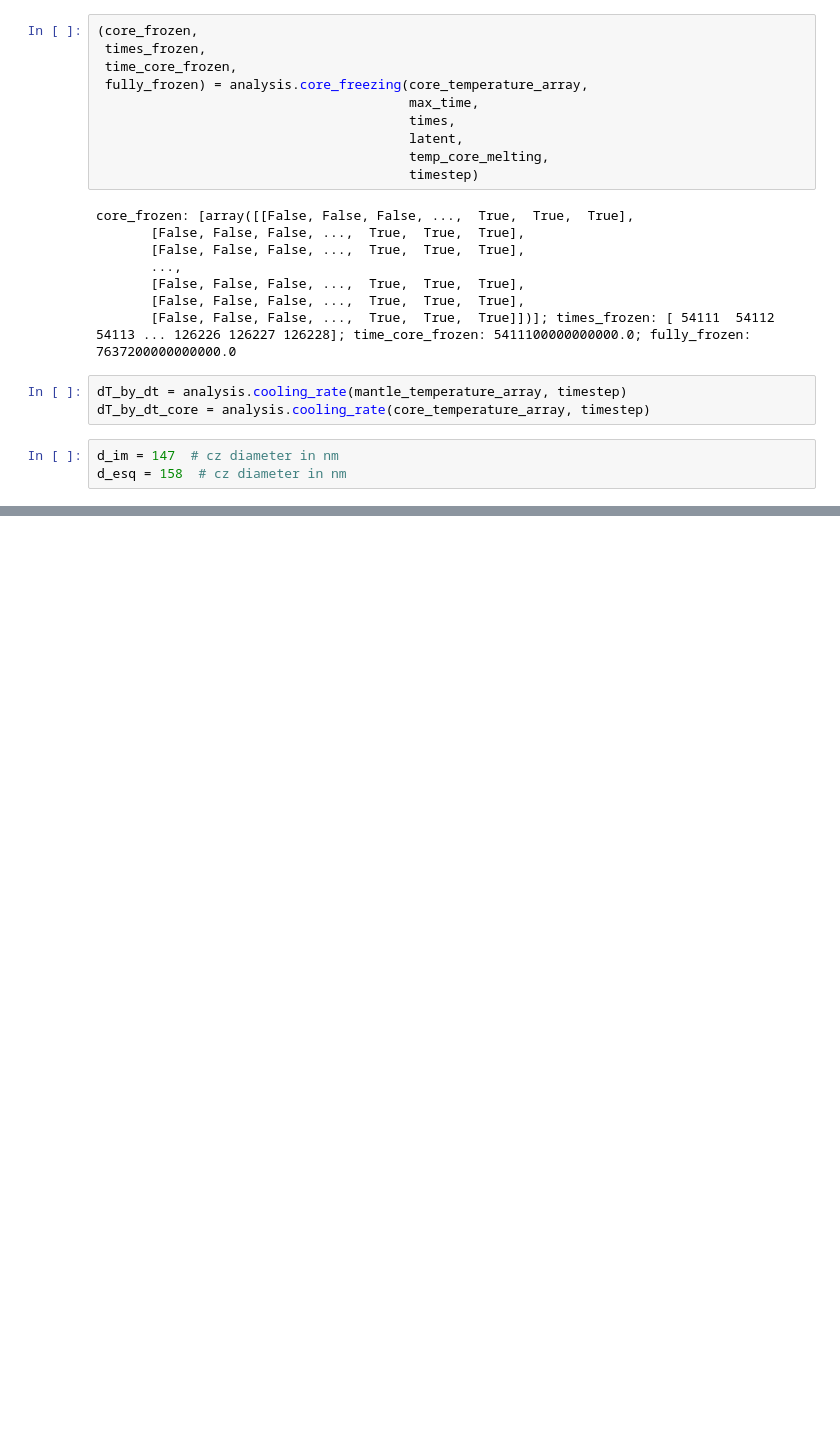
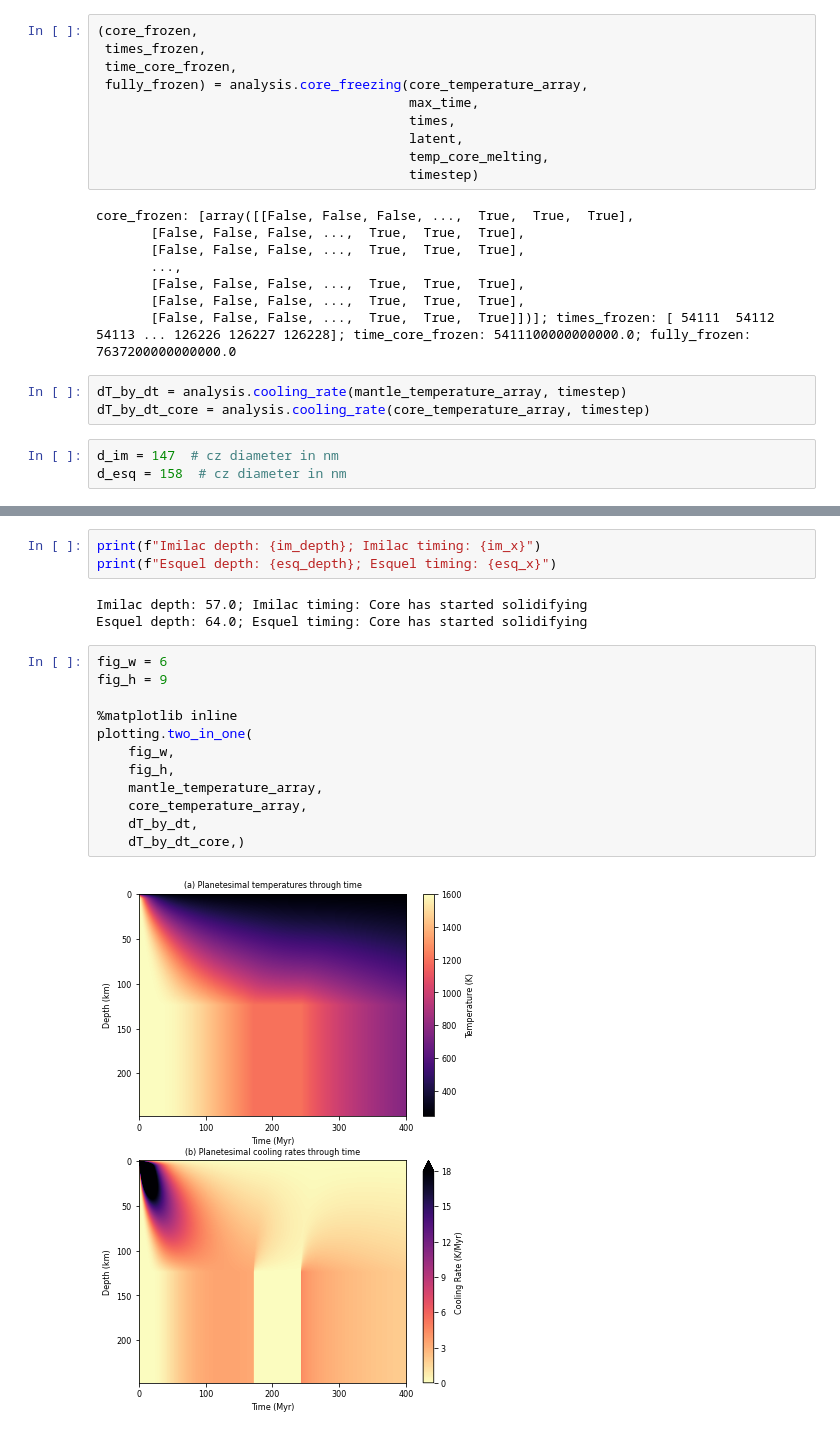
Before and after one commit to murphyqm/pytesimal, a Jupyter notebook: pytesimal/workflow.ipynb, the cells around one changed output, grey strips where cells are left out. Drawn from its saved outputs; the diff is of its cells as text; blank space fills up the shorter version.

```diff
--- a/pytesimal/workflow.ipynb
+++ b/pytesimal/workflow.ipynb
@@ -114,0 +147,20 @@ d_esq = 158  # cz diameter in nm
+# %%
+print(f"Imilac depth: {im_depth}; Imilac timing: {im_x}")
+print(f"Esquel depth: {esq_depth}; Esquel timing: {esq_x}")
+# %% [output]
+Imilac depth: 57.0; Imilac timing: Core has started solidifying
+Esquel depth: 64.0; Esquel timing: Core has started solidifying
+# %%
+fig_w = 6
+fig_h = 9
+
+%matplotlib inline
+plotting.two_in_one(
+    fig_w,
+    fig_h,
+    mantle_temperature_array,
+    core_temperature_array,
+    dT_by_dt,
+    dT_by_dt_core,)
+# %% [output]
+[figure, added]
```
Also changed, not shown: parts of 2 cells of this notebook, 4 other files.
